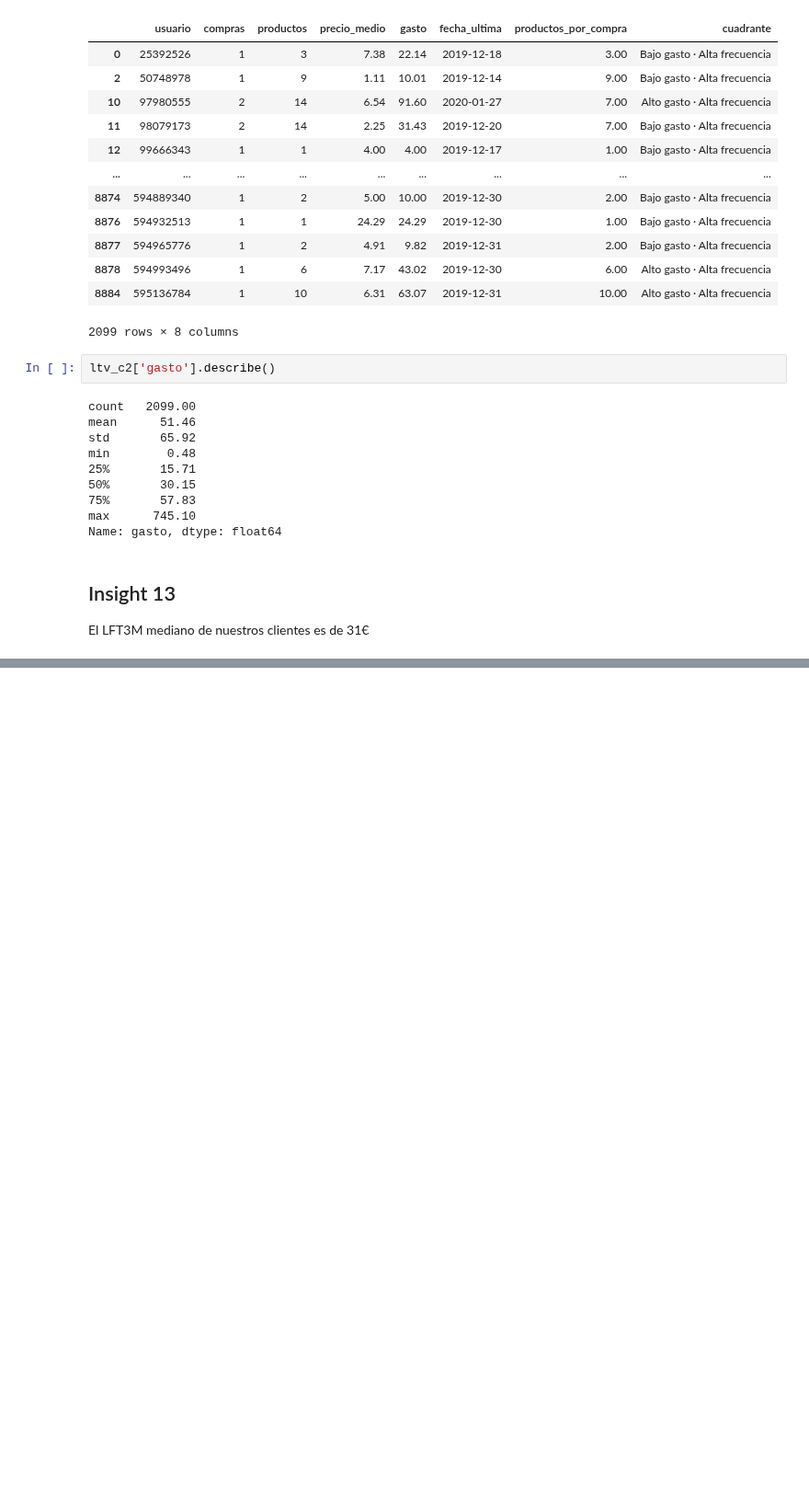
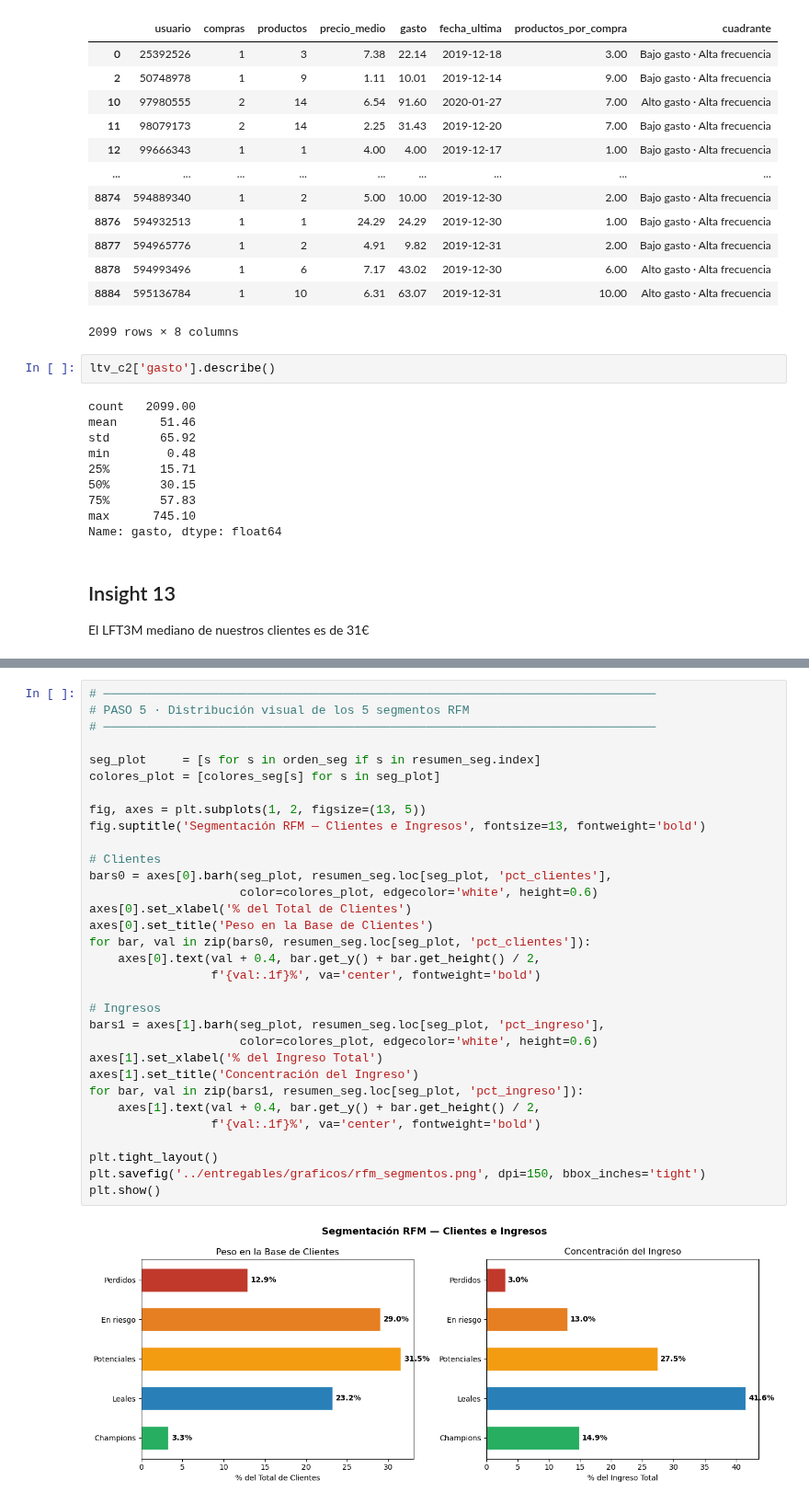
Before and after one commit to PabloHVega/ECommerce, a Jupyter notebook: notebooks/02_AnalisisInsights.ipynb, the cells around one changed output, grey strips where cells are left out. Shown at 92% size. Saved outputs shown, nothing was run; the diff lists cells and outputs as text; blank space fills up the shorter version.

```diff
--- a/notebooks/02_AnalisisInsights.ipynb
+++ b/notebooks/02_AnalisisInsights.ipynb
@@ -916,0 +1283,34 @@ El LFT3M mediano de nuestros clientes es de 31€
+# %%
+# ─────────────────────────────────────────────────────────────────────────────
+# PASO 5 · Distribución visual de los 5 segmentos RFM
+# ─────────────────────────────────────────────────────────────────────────────
+
+seg_plot     = [s for s in orden_seg if s in resumen_seg.index]
+colores_plot = [colores_seg[s] for s in seg_plot]
+
+fig, axes = plt.subplots(1, 2, figsize=(13, 5))
+fig.suptitle('Segmentación RFM — Clientes e Ingresos', fontsize=13, fontweight='bold')
+
+# Clientes
+bars0 = axes[0].barh(seg_plot, resumen_seg.loc[seg_plot, 'pct_clientes'],
+                     color=colores_plot, edgecolor='white', height=0.6)
+axes[0].set_xlabel('% del Total de Clientes')
+axes[0].set_title('Peso en la Base de Clientes')
+for bar, val in zip(bars0, resumen_seg.loc[seg_plot, 'pct_clientes']):
+    axes[0].text(val + 0.4, bar.get_y() + bar.get_height() / 2,
+                 f'{val:.1f}%', va='center', fontweight='bold')
+
+# Ingresos
+bars1 = axes[1].barh(seg_plot, resumen_seg.loc[seg_plot, 'pct_ingreso'],
+                     color=colores_plot, edgecolor='white', height=0.6)
+axes[1].set_xlabel('% del Ingreso Total')
+axes[1].set_title('Concentración del Ingreso')
+for bar, val in zip(bars1, resumen_seg.loc[seg_plot, 'pct_ingreso']):
+    axes[1].text(val + 0.4, bar.get_y() + bar.get_height() / 2,
+                 f'{val:.1f}%', va='center', fontweight='bold')
+
+plt.tight_layout()
+plt.savefig('../entregables/graficos/rfm_segmentos.png', dpi=150, bbox_inches='tight')
+plt.show()
+# %% [output]
+[figure, added]
```
Also changed, not shown: parts of 19 cells of this notebook, 1 other file.
